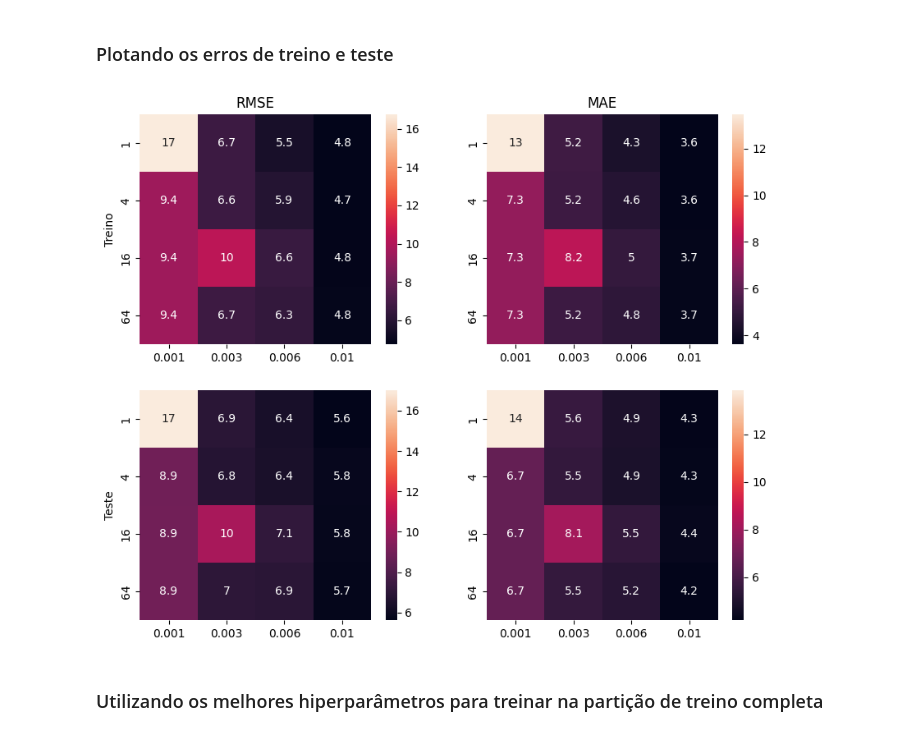
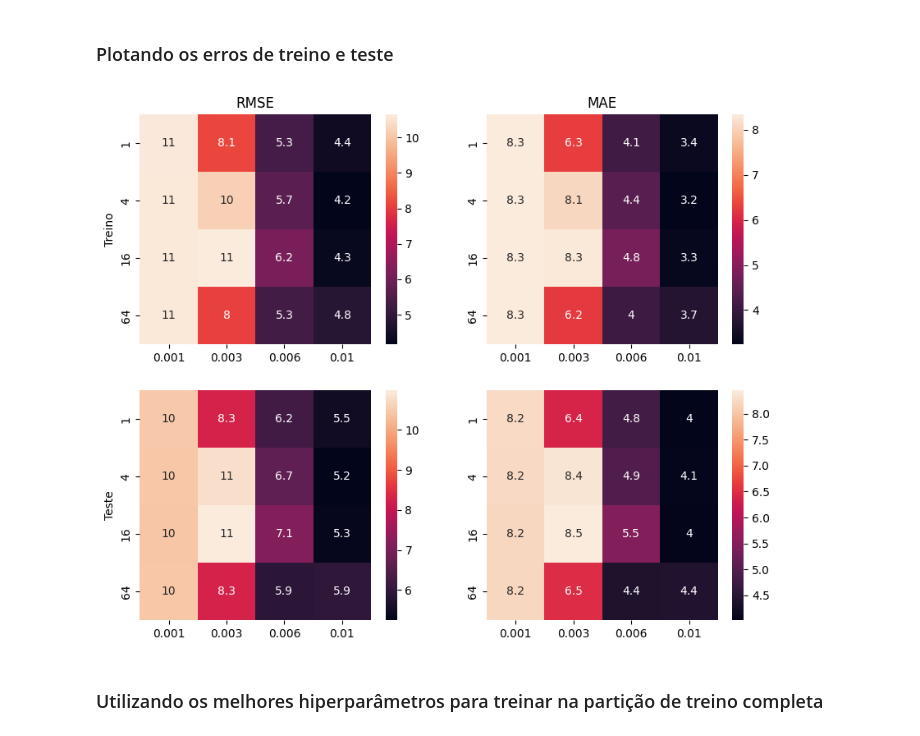
Before and after one commit to rabdiego/aprendizagem, a Jupyter notebook: trabalhos/trabalho4/lista4.ipynb, the cells around one changed output. Drawn from its saved outputs; the diff is of its cells as text; code cells hidden in the pictures.

```diff
--- a/trabalhos/trabalho4/lista4.ipynb
+++ b/trabalhos/trabalho4/lista4.ipynb
@@ -42,5 +42,5 @@ Fiz um grid-search simples usando o número de neurônios escondidos e o termo d
 # %%
-momentum_terms = {
+weight_terms = {
     0 : 0.001,
     1 : 0.003,
     2 : 0.006,
@@ -51,7 +51,7 @@ models = [[[MLP(8, 4**i, 1).to(device), None] for i in range(4)] for j in range(
 criterion = torch.nn.MSELoss()
 for i in range(4):
     for j in range(4):
-        models[i][j][1] = torch.optim.SGD(models[i][j][0].parameters(), lr = 0.001, momentum = momentum_terms[j])
+        models[i][j][1] = torch.optim.SGD(models[i][j][0].parameters(), lr = 0.001, momentum = 0.95, weight_decay = weight_terms[i])
 # %% [markdown]
 ### Inicialização da lista que armazenará o valor da função custo para cada modelo
 # %%
@@ -60,8 +60,8 @@ loss_list = [[[list() for i in range(4)] for j in range(4)] for k in range(2)]
 ### Treinamento dos modelos
 # %%
 for i in range(4):
-    for j in range(4):
-        for epoch in range(400):
+    for j in tqdm(range(4)):
+        for epoch in range(100):
             for index, (attributes, labels) in enumerate(train_2_loader):
                 attributes = attributes.to(device)
                 labels = labels.to(device)
@@ -84,6 +84,6 @@ for i in range(4):
 
             loss_list[1][i][j].append(loss.item())
 
-        print(f'Model with {4**i} neurons and momentum rate = {momentum_terms[j]} trained.')
+        print(f'Model with {4**i} neurons and momentum rate = {weight_terms[j]} trained.')
 # %% [output]
 Model with 1 neurons and momentum rate = 0.001 trained.
@@ -115,7 +112,7 @@ for i in range(4):
         ax[i][j].plot(range(len(loss_list[1][i][j])), loss_list[1][i][j])
 
 for i in range(4):
-    ax[0][i].set_title(f'Momentum = {momentum_terms[i]}')
+    ax[0][i].set_title(f'Momentum = {weight_terms[i]}')
     ax[i][0].set_ylabel(f'Número de neurônios escondidos = {4**i}')
 
 ax[-1][-2].set_xlabel('Azul --> Loss Treino, Laranja --> Loss Teste')
@@ -148,23 +145,23 @@ for i in range(4):
 ### Plotando os erros de treino e teste
 # %%
 ylabels = [f'{4**i}' for i in range(4)]
-xlabels = [f'{momentum_terms[i]}' for i in range(4)]
+xlabels = [f'{weight_terms[i]}' for i in range(4)]
 
 fig, ax = plt.subplots(2, 2, figsize=(10, 8))
 
 rmse_val = sns.heatmap(train_rmse.cpu().detach().numpy(), annot=True, ax=ax[0][0], xticklabels=xlabels, yticklabels=ylabels)
 mae_val = sns.heatmap(train_mae.cpu().detach().numpy(), annot=True, ax=ax[0][1], xticklabels=xlabels, yticklabels=ylabels)
 rmse_val = sns.heatmap(val_rmse.cpu().detach().numpy(), annot=True, ax=ax[1][0], xticklabels=xlabels, yticklabels=ylabels)
 mae_val = sns.heatmap(val_mae.cpu().detach().numpy(), annot=True, ax=ax[1][1], xticklabels=xlabels, yticklabels=ylabels)
 
 ax[0][0].set_title('RMSE')
 ax[0][1].set_title('MAE')
 ax[0][0].set_ylabel('Treino')
 ax[1][0].set_ylabel('Teste')
 
 plt.show()
 # %% [output]
-[figure, old version]
+[figure, new version]
 # %% [markdown]
 ### Utilizando os melhores hiperparâmetros para treinar na partição de treino completa
 # %%
```
Also changed, not shown: parts of 14 cells of this notebook.
